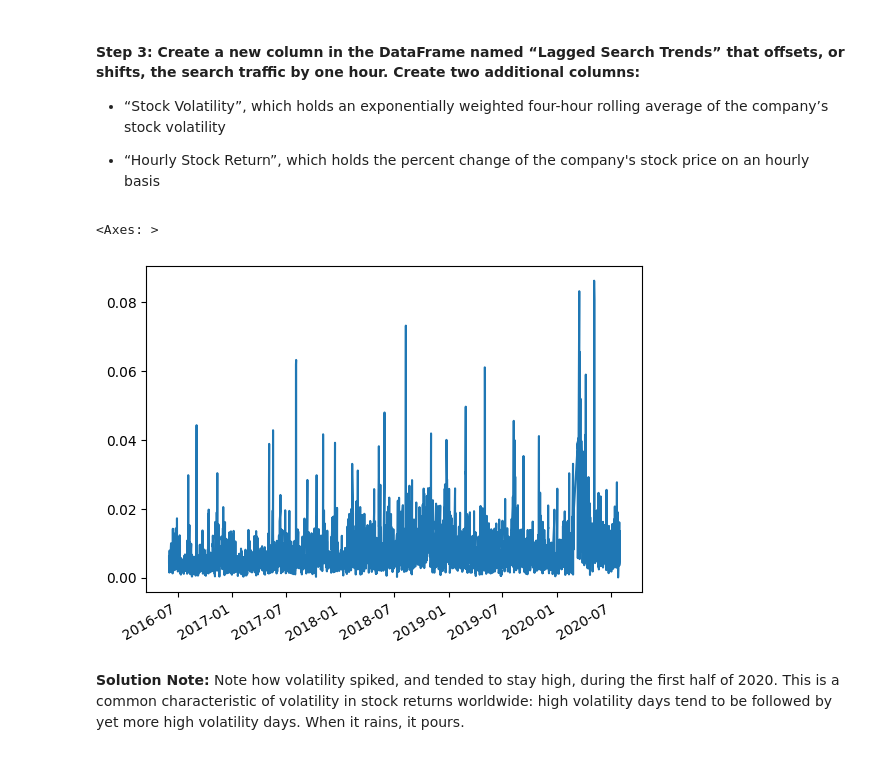
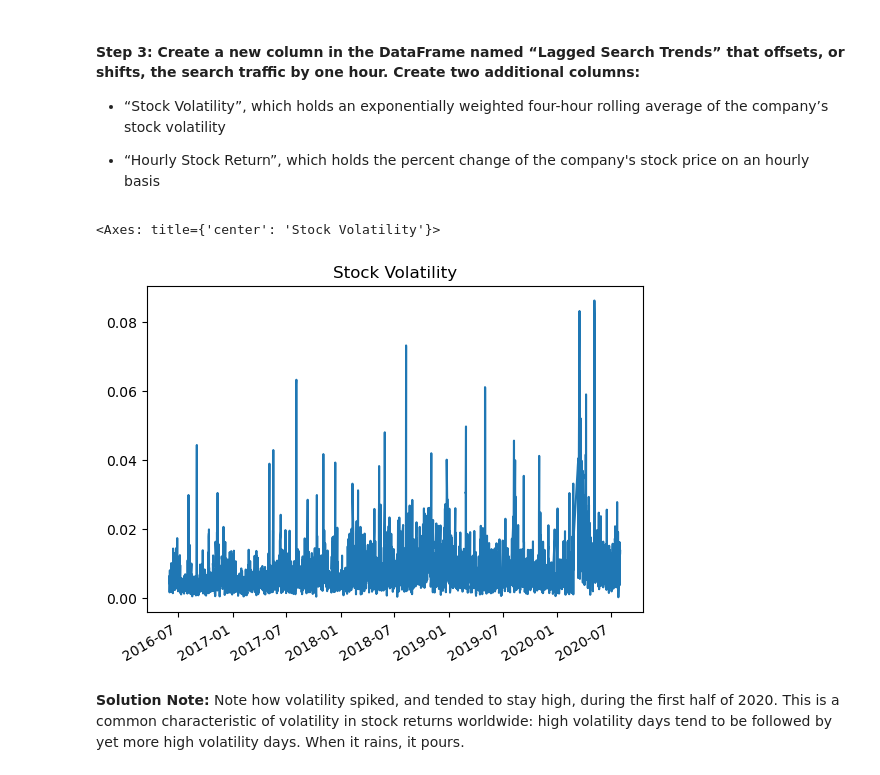
Before and after one commit to SArjaGit/prophet-challenge, a Jupyter notebook: forecasting_net_prophet.ipynb, the cells around one changed output. Cells and saved outputs as stored; diff of their text form; code cells hidden in the pictures.

```diff
--- a/forecasting_net_prophet.ipynb
+++ b/forecasting_net_prophet.ipynb
@@ -241,9 +242,11 @@ display(df_mercado_stock.tail())
 # %%
 # Concatenate the df_mercado_stock DataFrame with the df_mercado_trends DataFrame
 # Concatenate the DataFrame by columns (axis=1), and drop and rows with only one column of data
-
+df_mercado_merged = pd.concat([df_mercado_stock, df_mercado_trends], axis=1).dropna()
 
 # View the first and last five rows of the DataFrame
+display(df_mercado_merged.head())
+display(df_mercado_merged.tail())
 # %% [output]
 |  | close | Search Trends |
 | 2016-06-01 09:00:00 | 135.16 | 6.0 |
@@ -299,14 +305,18 @@ array([<Axes: >, <Axes: >], dtype=object)
 # %%
 # Create a new column in the mercado_stock_trends_df DataFrame called Lagged Search Trends
 # This column should shift the Search Trends information by one hour
+df_mercado_merged["Lagged Search Trends"] = df_mercado_merged["Search Trends"].shift(1)
 # %%
 # Create a new column in the mercado_stock_trends_df DataFrame called Stock Volatility
 # This column should calculate the standard deviation of the closing stock price return data over a 4 period rolling window
+
+df_mercado_merged["Stock Volatility"] = df_mercado_merged["close"].pct_change().rolling(window=4).std()
 # %%
 # Visualize the stock volatility
+df_mercado_merged["Stock Volatility"].plot(title="Stock Volatility")
 # %% [output]
-<Axes: >
+<Axes: title={'center': 'Stock Volatility'}>
-[figure, old version]
+[figure, new version]
 # %% [markdown]
 **Solution Note:** Note how volatility spiked, and tended to stay high, during the first half of 2020. This is a common characteristic of volatility in stock returns worldwide: high volatility days tend to be followed by yet more high volatility days. When it rains, it pours.
 # %%
```
Also changed, not shown: parts of 9 cells of this notebook.
